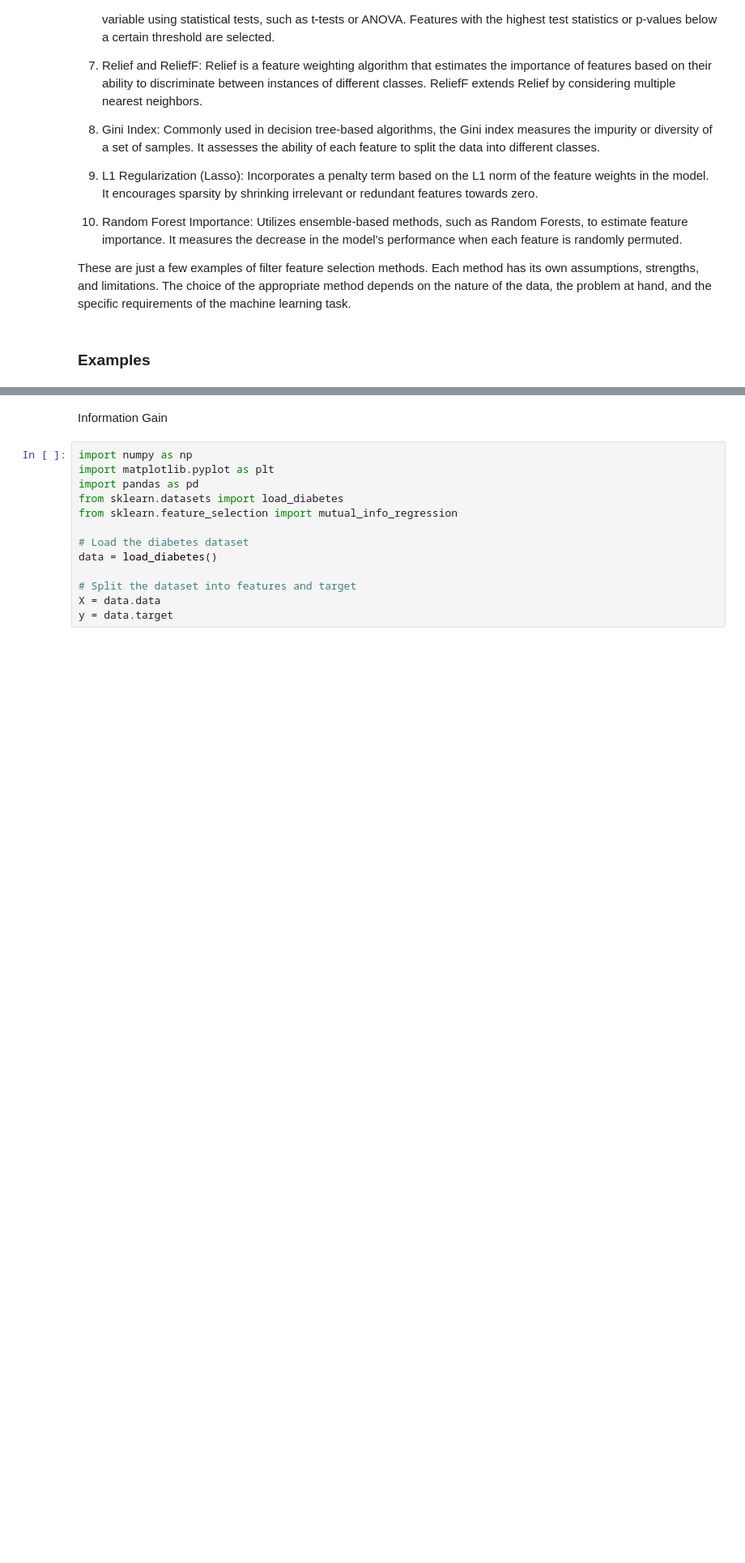
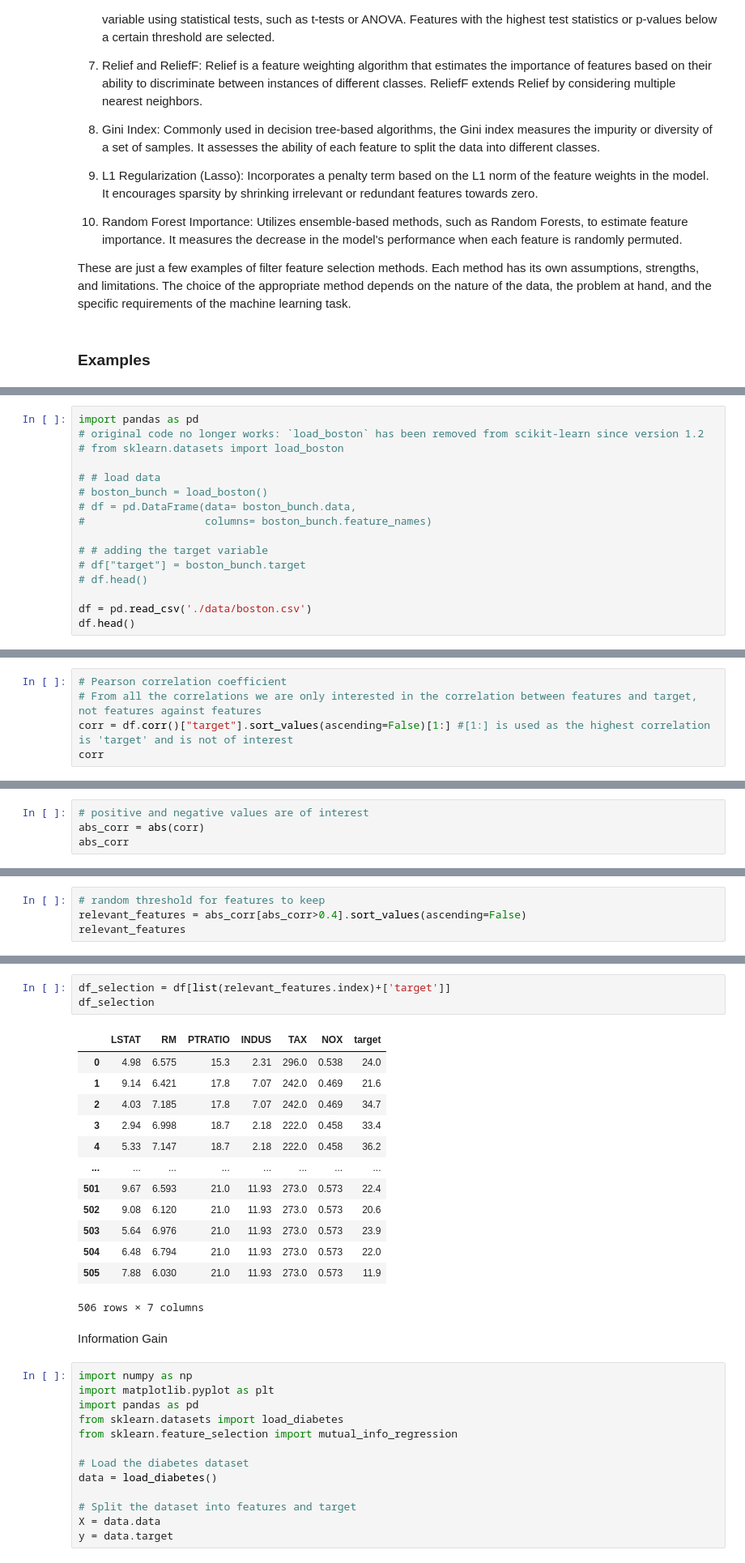
Before and after one commit to Biber76/MachineLearning, a Jupyter notebook: Advanced Feature.ipynb, the cells around one changed output, grey strips where cells are left out. Shown at 81% size. Drawn from its saved outputs; the diff is of its cells as text; blank space fills up the shorter version.

```diff
--- a/Advanced Feature.ipynb
+++ b/Advanced Feature.ipynb
@@ -44,0 +47,16 @@ These are just a few examples of filter feature selection methods. Each method h
+# %%
+import pandas as pd
+# original code no longer works: `load_boston` has been removed from scikit-learn since version 1.2
+# from sklearn.datasets import load_boston
+
+# # load data
+# boston_bunch = load_boston()
+# df = pd.DataFrame(data= boston_bunch.data,
+#                   columns= boston_bunch.feature_names)
+
+# # adding the target variable
+# df["target"] = boston_bunch.target
+# df.head()
+
+df = pd.read_csv('./data/boston.csv')
+df.head()
@@ -44,0 +70,5 @@ These are just a few examples of filter feature selection methods. Each method h
+# %%
+# Pearson correlation coefficient
+# From all the correlations we are only interested in the correlation between features and target, not features against features
+corr = df.corr()["target"].sort_values(ascending=False)[1:] #[1:] is used as the highest correlation is 'target' and is not of interest
+corr
@@ -44,0 +90,4 @@ These are just a few examples of filter feature selection methods. Each method h
+# %%
+# positive and negative values are of interest
+abs_corr = abs(corr)
+abs_corr
@@ -44,0 +109,4 @@ These are just a few examples of filter feature selection methods. Each method h
+# %%
+# random threshold for features to keep
+relevant_features = abs_corr[abs_corr>0.4].sort_values(ascending=False)
+relevant_features
@@ -45,3 +121,20 @@ These are just a few examples of filter feature selection methods. Each method h
+# %%
+df_selection = df[list(relevant_features.index)+['target']]
+df_selection
+# %% [output]
+|  | LSTAT | RM | PTRATIO | INDUS | TAX | NOX | target |
+| 0 | 4.98 | 6.575 | 15.3 | 2.31 | 296.0 | 0.538 | 24.0 |
+| 1 | 9.14 | 6.421 | 17.8 | 7.07 | 242.0 | 0.469 | 21.6 |
+| 2 | 4.03 | 7.185 | 17.8 | 7.07 | 242.0 | 0.469 | 34.7 |
+| 3 | 2.94 | 6.998 | 18.7 | 2.18 | 222.0 | 0.458 | 33.4 |
+| 4 | 5.33 | 7.147 | 18.7 | 2.18 | 222.0 | 0.458 | 36.2 |
+| ... | ... | ... | ... | ... | ... | ... | ... |
+| 501 | 9.67 | 6.593 | 21.0 | 11.93 | 273.0 | 0.573 | 22.4 |
+| 502 | 9.08 | 6.120 | 21.0 | 11.93 | 273.0 | 0.573 | 20.6 |
+| 503 | 5.64 | 6.976 | 21.0 | 11.93 | 273.0 | 0.573 | 23.9 |
+| 504 | 6.48 | 6.794 | 21.0 | 11.93 | 273.0 | 0.573 | 22.0 |
+| 505 | 7.88 | 6.030 | 21.0 | 11.93 | 273.0 | 0.573 | 11.9 |
+506 rows × 7 columns
 # %% [markdown]
 Information Gain
 # %%
```
Also changed, not shown: parts of 25 cells of this notebook.
